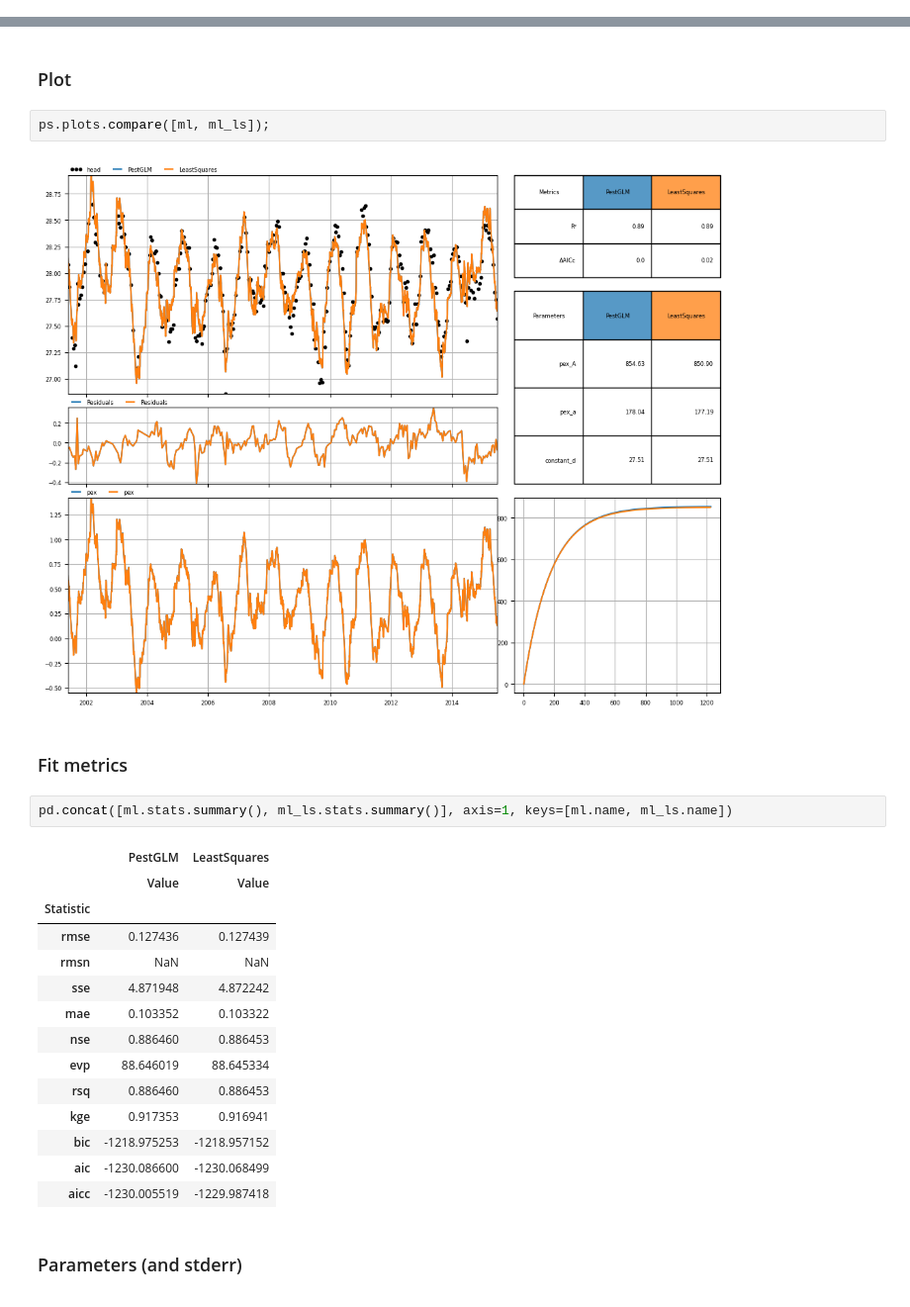
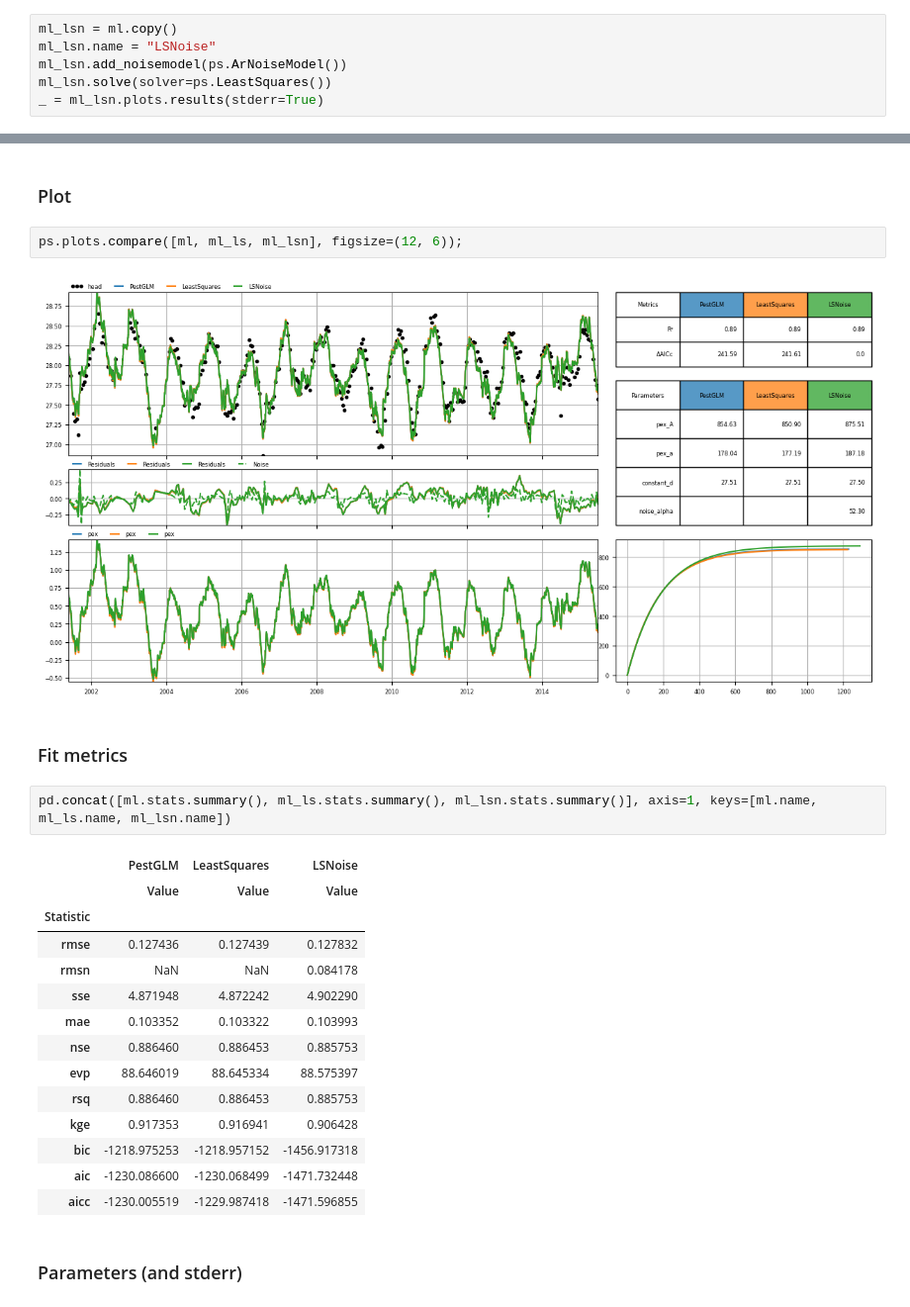
Before and after one commit to pastas/pastas-plugins, a Jupyter notebook: docs/examples/pest_pastas.ipynb, the cells around one changed output, grey strips where cells are left out. Shown at 99% size. Drawn from its saved outputs; the diff is of its cells as text.

Commit message:
add comparison to least squares model with ar1 noisemodel

```diff
--- a/docs/examples/pest_pastas.ipynb
+++ b/docs/examples/pest_pastas.ipynb
@@ -100,0 +103,6 @@ constant_d   27.508802   27.902000  True
+# %%
+ml_lsn = ml.copy()
+ml_lsn.name = "LSNoise"
+ml_lsn.add_noisemodel(ps.ArNoiseModel())
+ml_lsn.solve(solver=ps.LeastSquares())
+_ = ml_lsn.plots.results(stderr=True)
@@ -103,28 +131,28 @@ constant_d   27.508802   27.902000  True
 # %% [markdown]
 ### Plot
 # %%
-ps.plots.compare([ml, ml_ls]);
+ps.plots.compare([ml, ml_ls, ml_lsn], figsize=(12, 6));
 # %% [output]
-[figure, old version]
+[figure, new version]
 # %% [markdown]
 ### Fit metrics
 # %%
-pd.concat([ml.stats.summary(), ml_ls.stats.summary()], axis=1, keys=[ml.name, ml_ls.name])
+pd.concat([ml.stats.summary(), ml_ls.stats.summary(), ml_lsn.stats.summary()], axis=1, keys=[ml.name, ml_ls.name, ml_lsn.name])
 # %% [output]
-|  | PestGLM | LeastSquares |
-|  | Value | Value |
-| Statistic |  |  |
-| rmse | 0.127436 | 0.127439 |
-| rmsn | NaN | NaN |
-| sse | 4.871948 | 4.872242 |
-| mae | 0.103352 | 0.103322 |
-| nse | 0.886460 | 0.886453 |
-| evp | 88.646019 | 88.645334 |
-| rsq | 0.886460 | 0.886453 |
-| kge | 0.917353 | 0.916941 |
-| bic | -1218.975253 | -1218.957152 |
-| aic | -1230.086600 | -1230.068499 |
-| aicc | -1230.005519 | -1229.987418 |
+|  | PestGLM | LeastSquares | LSNoise |
+|  | Value | Value | Value |
+| Statistic |  |  |  |
+| rmse | 0.127436 | 0.127439 | 0.127832 |
+| rmsn | NaN | NaN | 0.084178 |
+| sse | 4.871948 | 4.872242 | 4.902290 |
+| mae | 0.103352 | 0.103322 | 0.103993 |
+| nse | 0.886460 | 0.886453 | 0.885753 |
+| evp | 88.646019 | 88.645334 | 88.575397 |
+| rsq | 0.886460 | 0.886453 | 0.885753 |
+| kge | 0.917353 | 0.916941 | 0.906428 |
+| bic | -1218.975253 | -1218.957152 | -1456.917318 |
+| aic | -1230.086600 | -1230.068499 | -1471.732448 |
+| aicc | -1230.005519 | -1229.987418 | -1471.596855 |
 # %% [markdown]
 ### Parameters (and stderr)
 # %%
```
Also changed, not shown: parts of 4 cells of this notebook, 1 other file.
